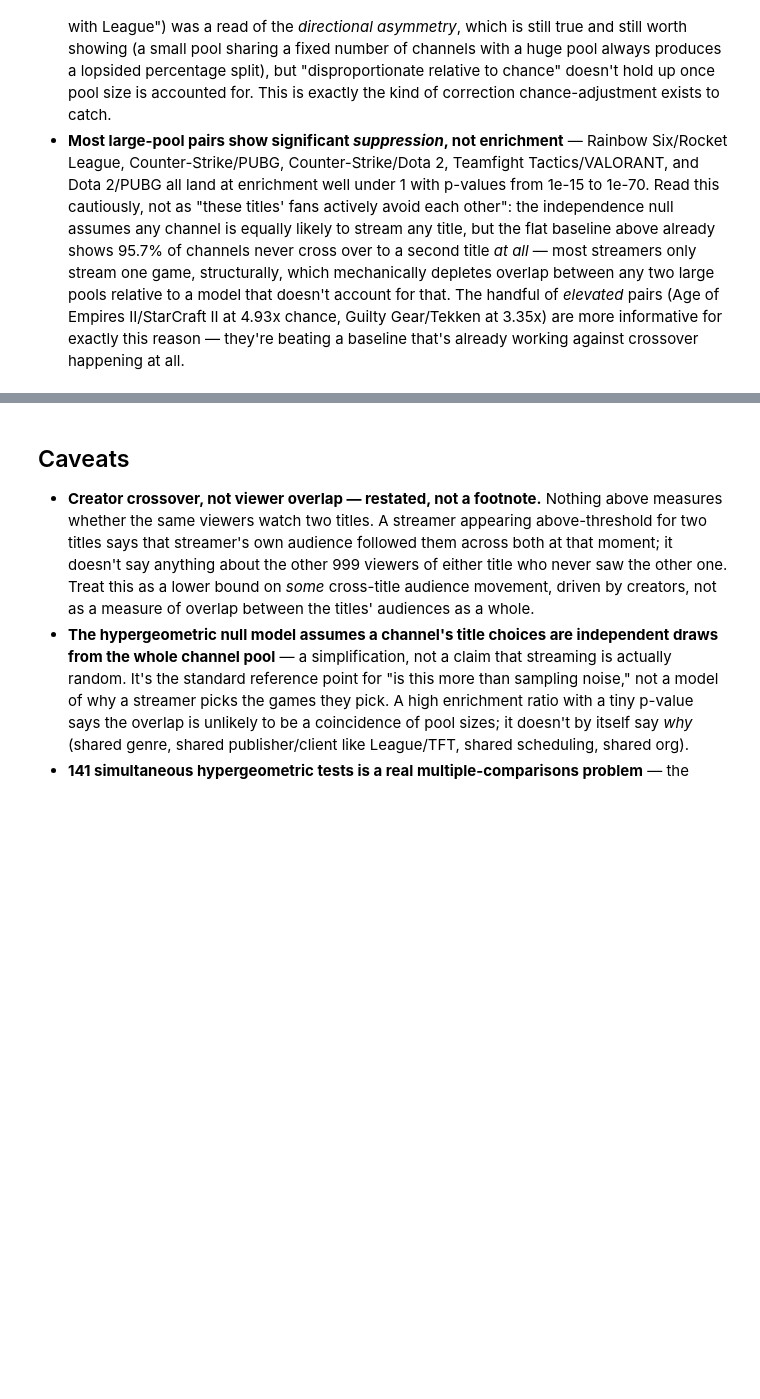
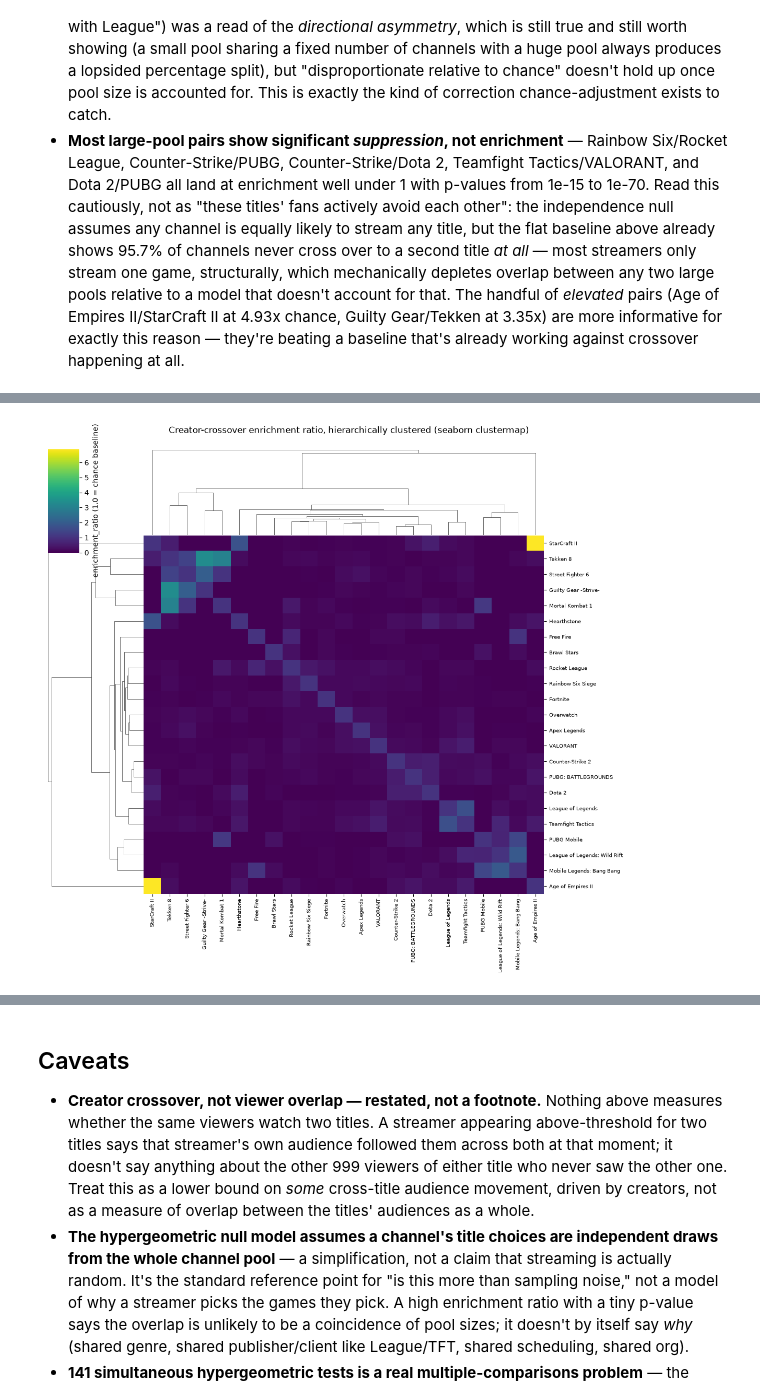
Before and after one commit to JacobH1994/fandomdatapuller, a Jupyter notebook: notebooks/creator_crossover.ipynb, the cells around one changed output, grey strips where cells are left out. Cells and saved outputs as stored; diff of their text form; code cells hidden in the pictures; blank space fills up the shorter version.

```diff
--- a/notebooks/creator_crossover.ipynb
+++ b/notebooks/creator_crossover.ipynb
@@ -428,0 +555,21 @@ movers
+# %%
+import seaborn as sns
+
+g = sns.clustermap(
+    enrichment_matrix,
+    row_linkage=linkage_matrix,
+    col_linkage=linkage_matrix,
+    cmap="viridis",
+    vmin=0,
+    figsize=(12, 11),
+    cbar_kws={"label": "enrichment_ratio (1.0 = chance baseline)"},
+    xticklabels=True,
+    yticklabels=True,
+)
+g.ax_heatmap.set_xticklabels(g.ax_heatmap.get_xmajorticklabels(), fontsize=7, rotation=90)
+g.ax_heatmap.set_yticklabels(g.ax_heatmap.get_ymajorticklabels(), fontsize=7, rotation=0)
+g.fig.suptitle("Creator-crossover enrichment ratio, hierarchically clustered (seaborn clustermap)", y=1.02)
+g.savefig(REPO_ROOT / "notebooks" / "_creator_crossover_fig2_heatmap_seaborn.png", dpi=110)
+plt.show()
+# %% [output]
+[figure, added]
```
Also changed, not shown: parts of 8 cells of this notebook, 2 other files.
